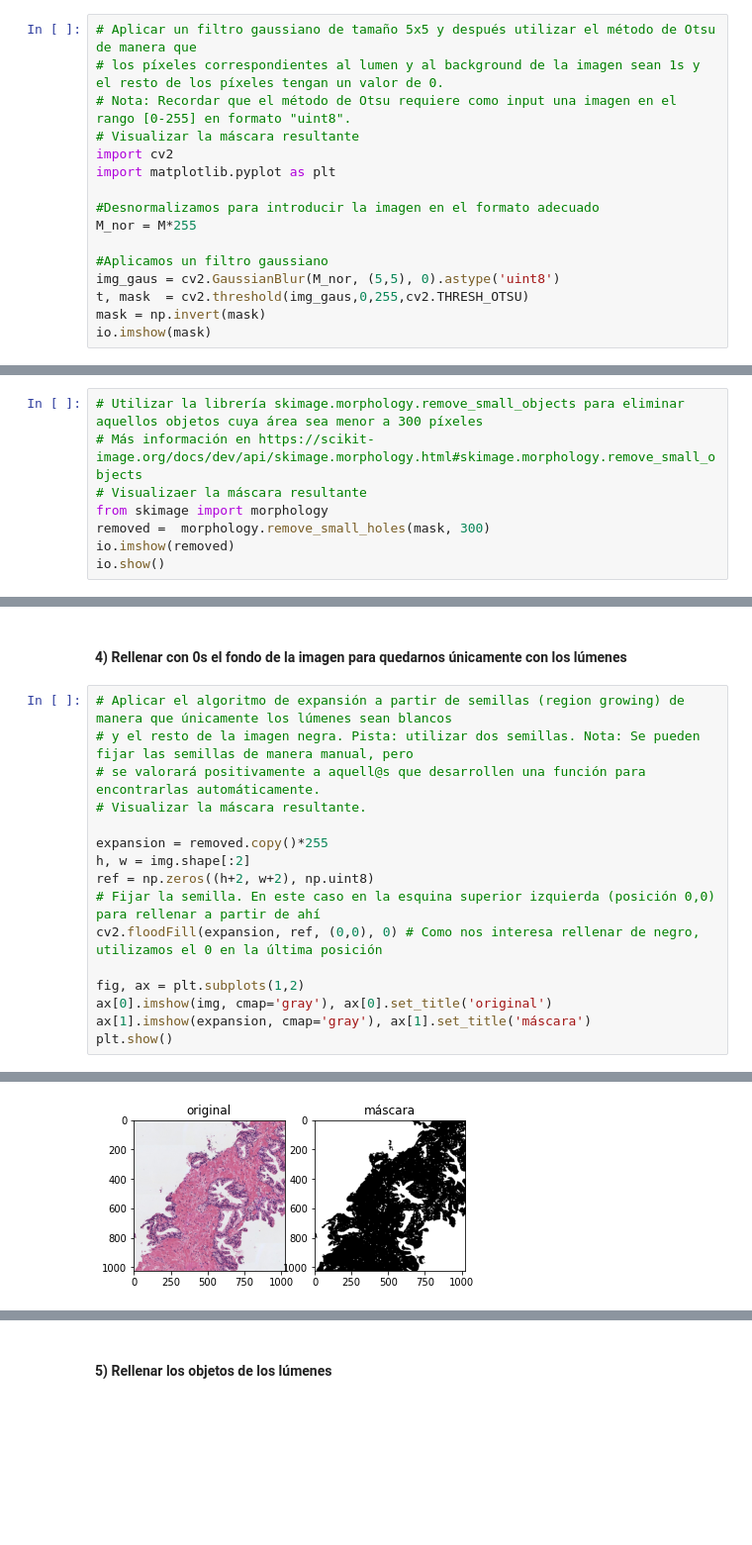
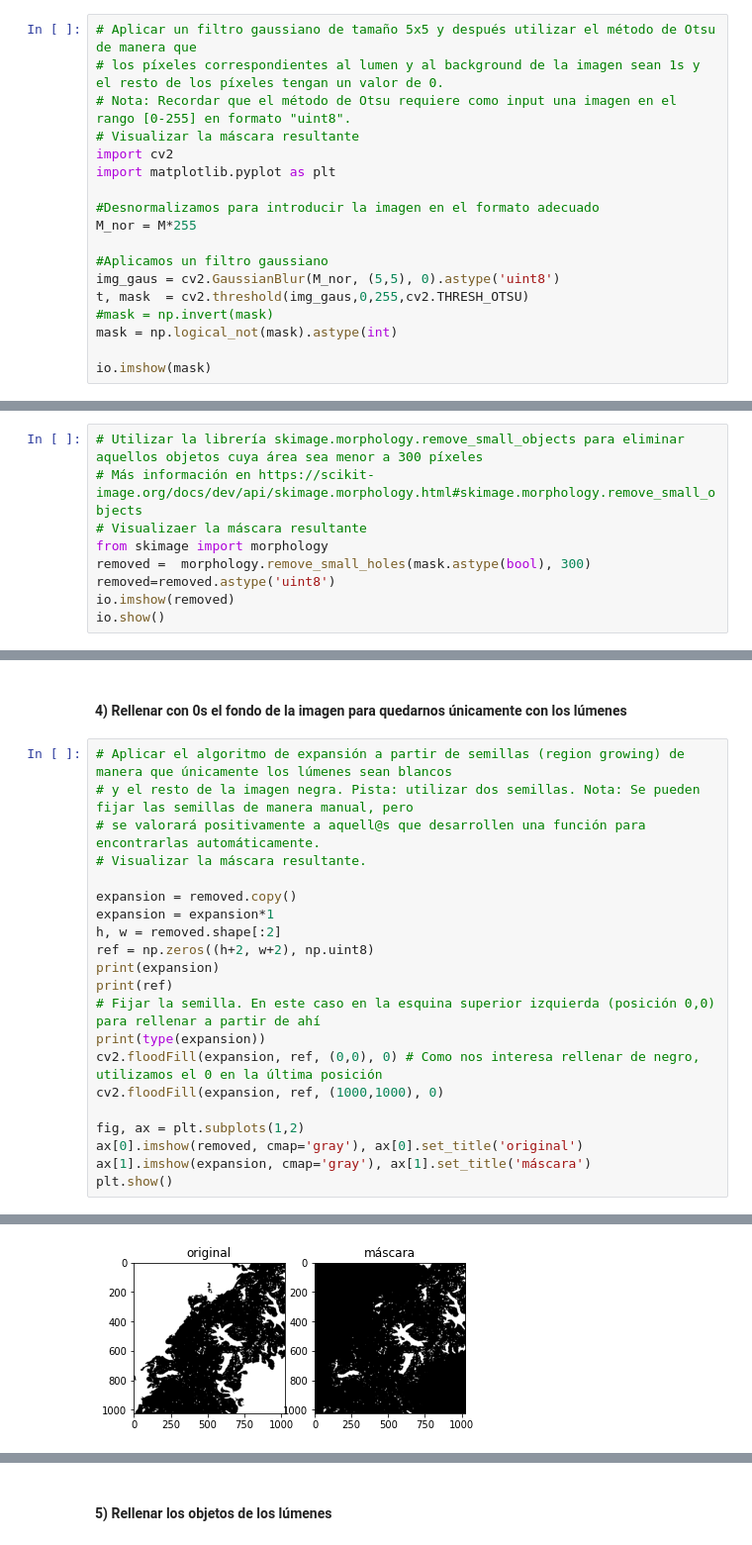
Before and after one commit to mariachurches/AprendizajeSupervisado, a Jupyter notebook: Enunciado_C1_P1/Actividad_C1_P1.ipynb, the cells around one changed output, grey strips where cells are left out. Shown at 99% size. Saved outputs shown, nothing was run; the diff lists cells and outputs as text; blank space fills up the shorter version.

```diff
--- a/Enunciado_C1_P1/Actividad_C1_P1.ipynb
+++ b/Enunciado_C1_P1/Actividad_C1_P1.ipynb
@@ -74,6 +54,8 @@ M_nor = M*255
 #Aplicamos un filtro gaussiano
 img_gaus = cv2.GaussianBlur(M_nor, (5,5), 0).astype('uint8')
 t, mask  = cv2.threshold(img_gaus,0,255,cv2.THRESH_OTSU)
-mask = np.invert(mask)
+#mask = np.invert(mask)
+mask = np.logical_not(mask).astype(int)
+
 io.imshow(mask)
 # %% [output]
@@ -98,7 +68,8 @@ io.imshow(mask2)
 # Más información en https://scikit-image.org/docs/dev/api/skimage.morphology.html#skimage.morphology.remove_small_objects
 # Visualizaer la máscara resultante
 from skimage import morphology
-removed =  morphology.remove_small_holes(mask, 300)
+removed =  morphology.remove_small_holes(mask.astype(bool), 300)
+removed=removed.astype('uint8')
 io.imshow(removed)
 io.show()
 # %% [output]
@@ -118,14 +82,19 @@ io.show()
 # se valorará positivamente a aquell@s que desarrollen una función para encontrarlas automáticamente.
 # Visualizar la máscara resultante.
 
-expansion = removed.copy()*255
-h, w = img.shape[:2]
+expansion = removed.copy()
+expansion = expansion*1
+h, w = removed.shape[:2]
 ref = np.zeros((h+2, w+2), np.uint8)
+print(expansion)
+print(ref)
 # Fijar la semilla. En este caso en la esquina superior izquierda (posición 0,0) para rellenar a partir de ahí
+print(type(expansion))
 cv2.floodFill(expansion, ref, (0,0), 0) # Como nos interesa rellenar de negro, utilizamos el 0 en la última posición
+cv2.floodFill(expansion, ref, (1000,1000), 0)
 
 fig, ax = plt.subplots(1,2)
-ax[0].imshow(img, cmap='gray'), ax[0].set_title('original')
+ax[0].imshow(removed, cmap='gray'), ax[0].set_title('original')
 ax[1].imshow(expansion, cmap='gray'), ax[1].set_title('máscara')
 plt.show()
 # %% [output]
@@ -132 +116 @@ plt.show()
-[figure, old version]
+[figure, new version]
```
Also changed, not shown: parts of 8 cells of this notebook.
